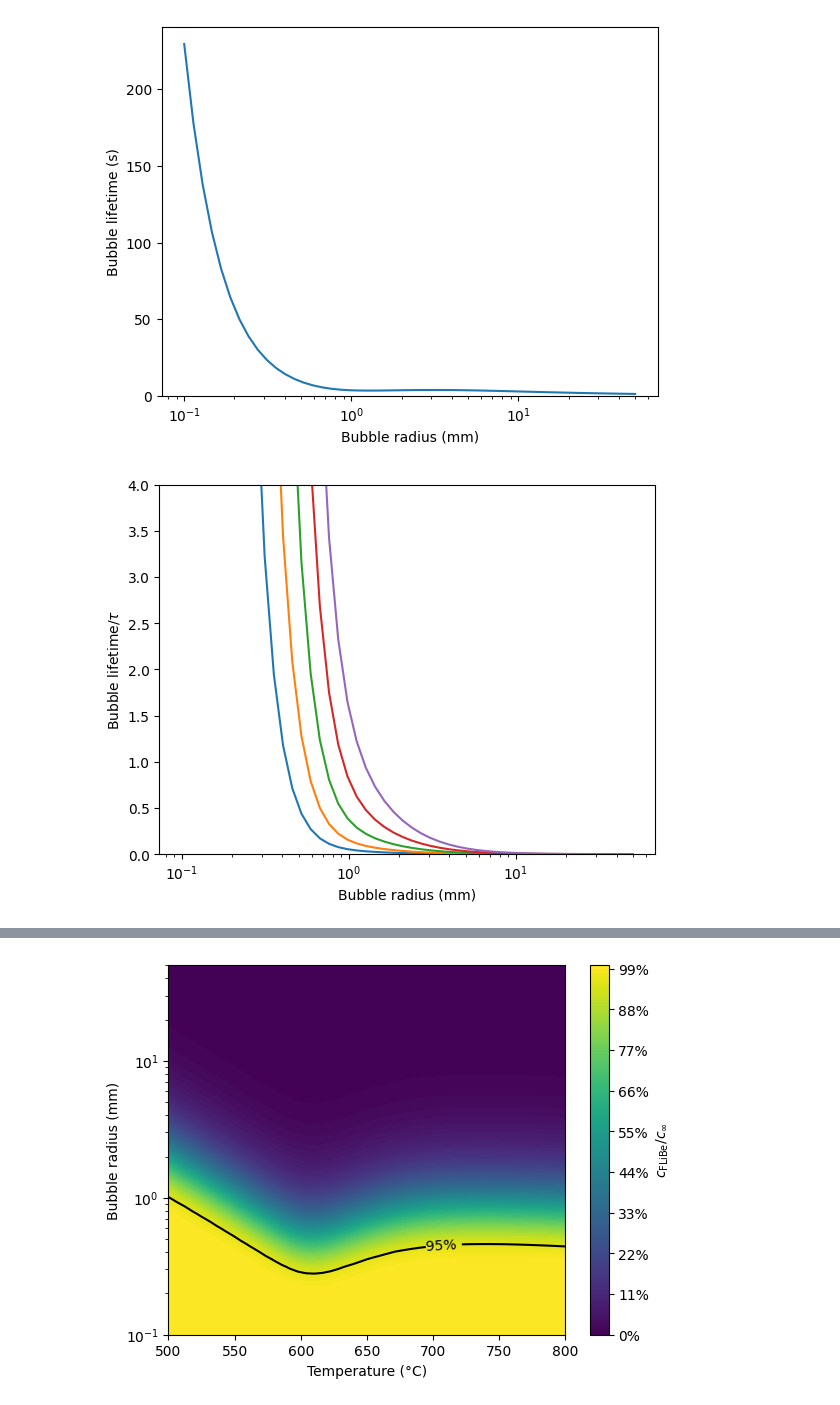
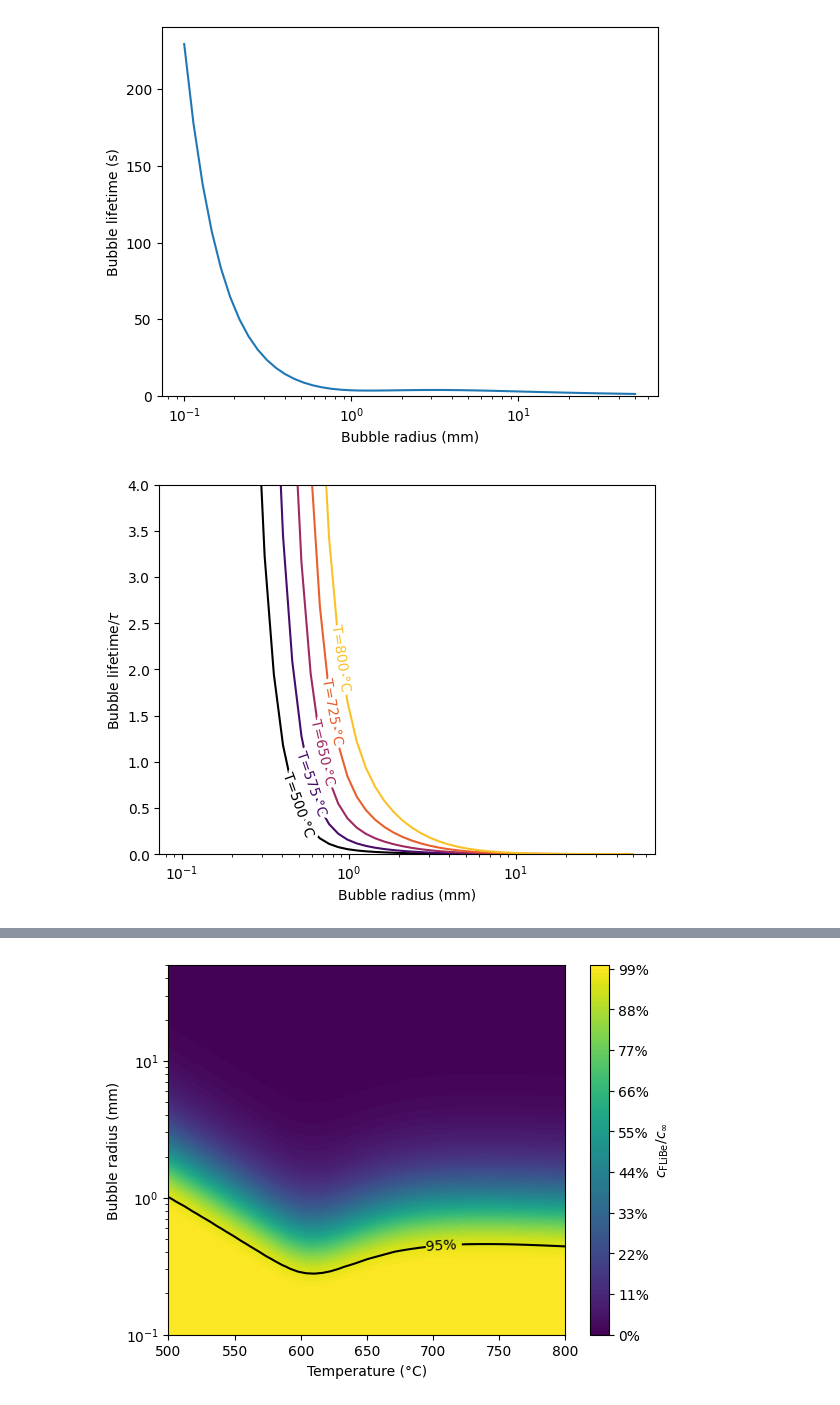
Before and after one commit to LIBRA-project/BABY-100-mL-runs, a Jupyter notebook: sparging.ipynb, the cells around one changed output, grey strips where cells are left out. Drawn from its saved outputs; the diff is of its cells as text; code cells hidden in the pictures.

Commit message:
colours for lines

```diff
--- a/sparging.ipynb
+++ b/sparging.ipynb
@@ -243,33 +243,46 @@ def compute_characteristic_time(T: pint.Quantity, radius: pint.Quantity):
     return time.to(ureg.s)
 # %%
 from labellines import labelLines
+from matplotlib import cm
+from matplotlib.colors import Normalize
 
 fig, axs = plt.subplots(nrows=1, ncols=2, sharey=True)
 
 
 # vary temperature
 plt.sca(axs[0])
+
 T_range = np.linspace(500, 800) * ureg.degC
 radii = np.linspace(0.1, 1, num=5) * ureg.mm
+
+radius_norm = Normalize(
+    vmin=radii.min().magnitude, vmax=radii.max().magnitude
+)
 
 for radius in radii:
     plt.plot(
         T_range,
         compute_characteristic_time(T_range, radius).to(ureg.s),
         label=f"r={radius:~.1f}",
+        color=cm.viridis(radius_norm(radius.magnitude)),
     )
 
 # vary radius
 plt.sca(axs[1])
 
+
 radius_range = np.linspace(0.1, 1) * ureg.mm
 temperatures = np.linspace(500, 800, num=5) * ureg.degC
 
+temperature_norm = Normalize(
+    vmin=temperatures.min().magnitude, vmax=temperatures.max().magnitude + 50
+)
 for T in temperatures:
     plt.plot(
         radius_range,
         compute_characteristic_time(T, radius_range).to(ureg.s),
         label=f"T={T:~.0f}",
+        color=cm.inferno(temperature_norm(T.magnitude)),
     )
 
 axs[0].set_ylabel(r"Characteristic time $\tau$ (s)")
@@ -398,13 +411,19 @@ plt.ylim(bottom=0)
 # %%
 temperatures = np.linspace(500, 800, num=5) * ureg.degC
 for T in temperatures:
-    plt.plot(radius_range, bubble_lifetime/compute_characteristic_time(T, radius_range))
+    plt.plot(
+        radius_range,
+        bubble_lifetime / compute_characteristic_time(T, radius_range),
+        label=f"T={T:~.0f}",
+        color=cm.inferno(temperature_norm(T.magnitude)),
+    )
 plt.xlabel(f"Bubble radius ({radius_range.units: ~P})")
 plt.ylabel(r"Bubble lifetime/$\tau$")
 plt.ylim(0, 4)
+labelLines(plt.gca().get_lines(), zorder=2.5, xvals=(0.4, 1))
 plt.xscale("log")
 # %% [output]
-[figure, old version]
+[figure, new version]
 # %%
 for T in temperatures:
     tau = compute_characteristic_time(T, radius_range)
```
Also changed, not shown: parts of 2 cells of this notebook.
